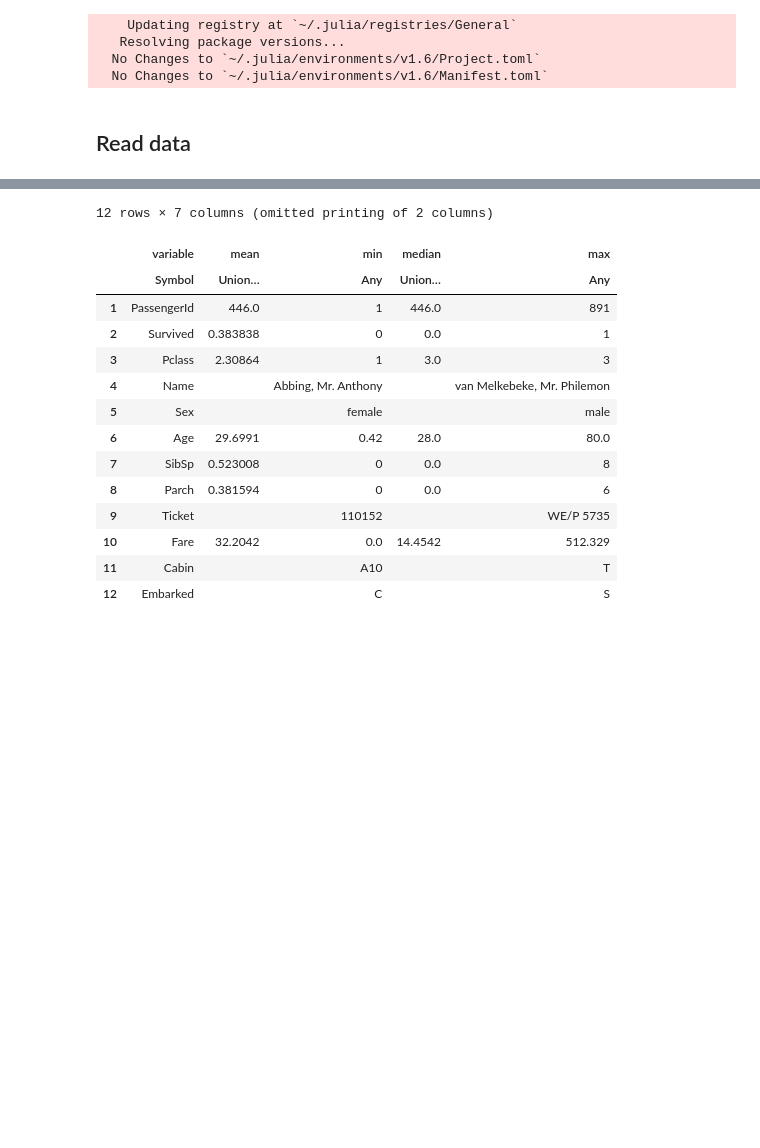
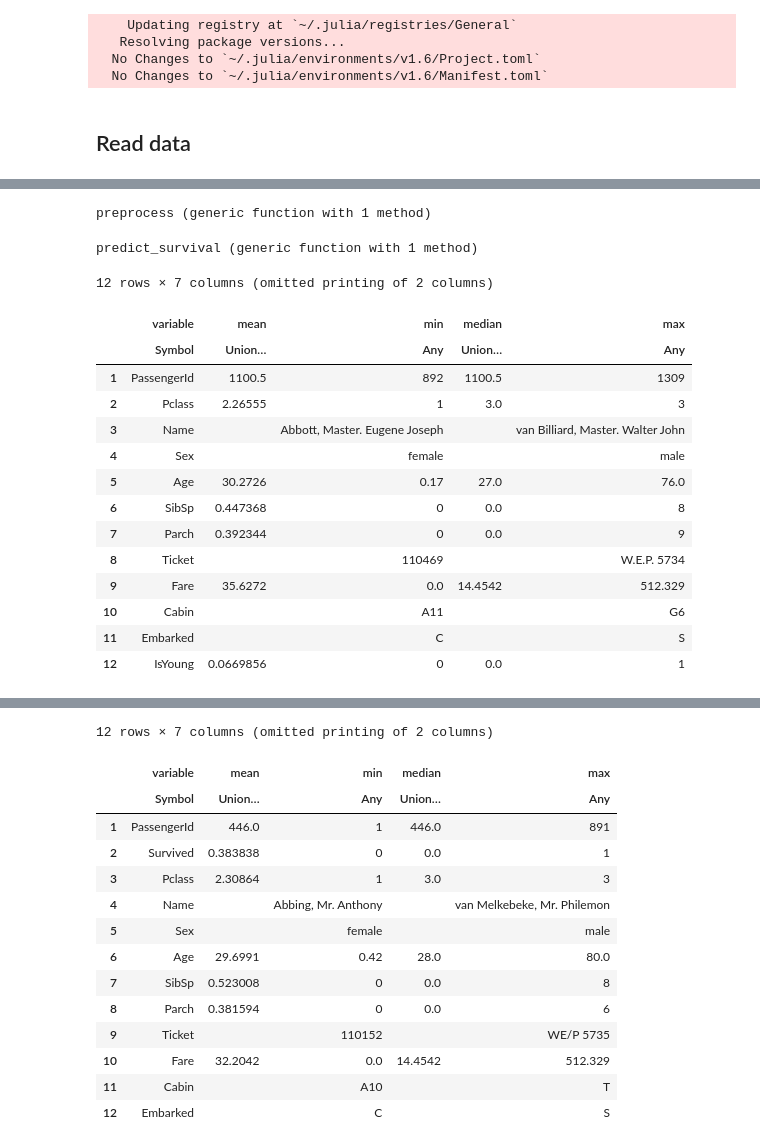
Before and after one commit to ahautelman/JuliaTitanicCompetition, a Jupyter notebook: titanic.ipynb, the cells around one changed output, grey strips where cells are left out. Drawn from its saved outputs; the diff is of its cells as text; code cells hidden in the pictures; blank space fills up the shorter version.

Commit message:
add family study and predictions

```diff
--- a/titanic.ipynb
+++ b/titanic.ipynb
@@ -22,0 +41,37 @@ data = CSV.File("data/train.csv") |> DataFrame;
+# %%
+function preprocess(data)
+    data.IsYoung = map(x -> !ismissing(x) && x < 14 ? 1 : 0, data.Age);
+end
+# %% [output]
+preprocess (generic function with 1 method)
+# %%
+function predict_survival(example)
+    if example.Sex == "female" #|| (!ismissing(example.IsYoung) && example.IsYoung == 1) || example.Pclass == 1
+        return 1
+    else
+        return 0
+    end
+end
+# %% [output]
+predict_survival (generic function with 1 method)
+# %%
+X = CSV.File("data/test.csv") |> DataFrame;
+preprocess(X);
+# %%
+describe(X)
+# %% [output]
+12 rows × 7 columns (omitted printing of 2 columns)
+|  | variable | mean | min | median | max |
+|  | Symbol | Union… | Any | Union… | Any |
+| 1 | PassengerId | 1100.5 | 892 | 1100.5 | 1309 |
+| 2 | Pclass | 2.26555 | 1 | 3.0 | 3 |
+| 3 | Name |  | Abbott, Master. Eugene Joseph |  | van Billiard, Master. Walter John |
+| 4 | Sex |  | female |  | male |
+| 5 | Age | 30.2726 | 0.17 | 27.0 | 76.0 |
+| 6 | SibSp | 0.447368 | 0 | 0.0 | 8 |
+| 7 | Parch | 0.392344 | 0 | 0.0 | 9 |
+| 8 | Ticket |  | 110469 |  | W.E.P. 5734 |
+| 9 | Fare | 35.6272 | 0.0 | 14.4542 | 512.329 |
+| 10 | Cabin |  | A11 |  | G6 |
+| 11 | Embarked |  | C |  | S |
+| 12 | IsYoung | 0.0669856 | 0 | 0.0 | 1 |
```
Also changed, not shown: parts of 21 cells of this notebook, 3 other files.
